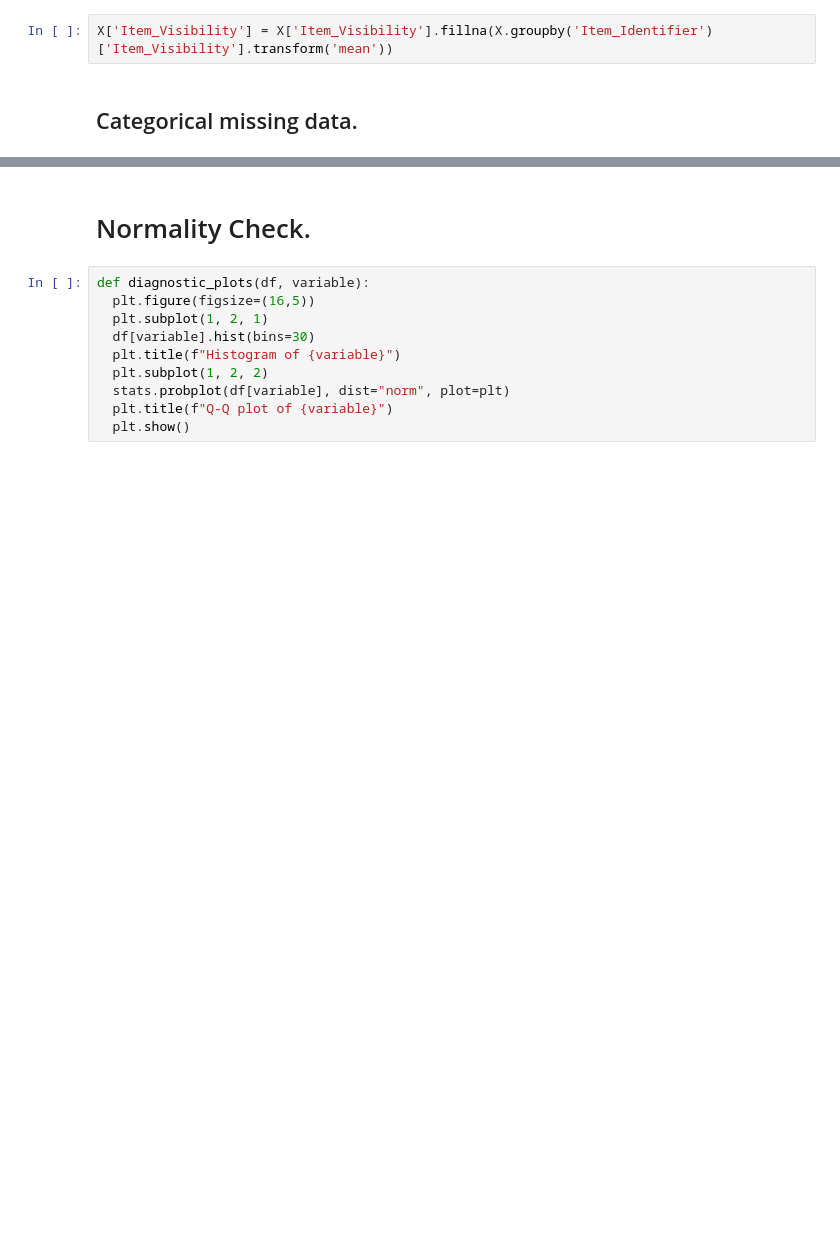
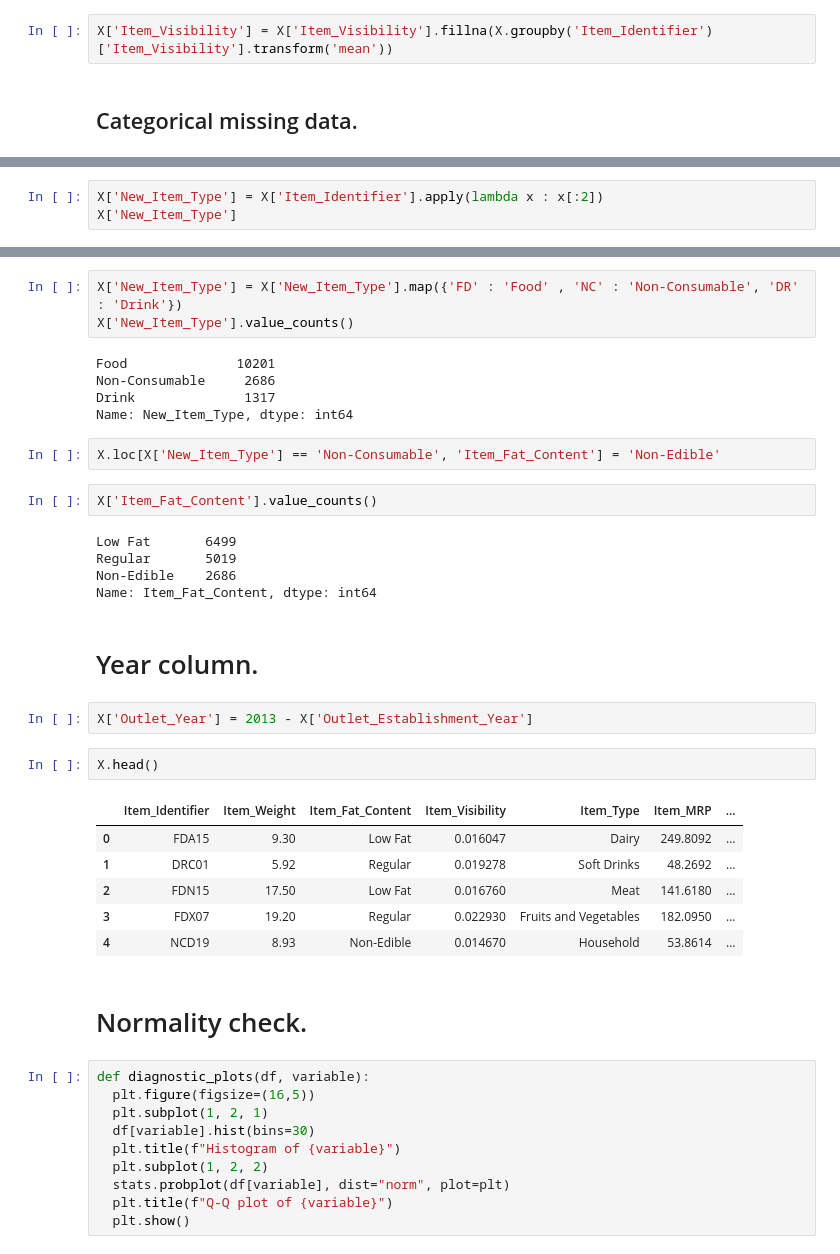
Before and after one commit to Suman-Adhikary/Big-Mart-Sale-Prediction, a Jupyter notebook: Bigmart_Sale_Prediction.ipynb, the cells around one changed output, grey strips where cells are left out. Saved outputs shown, nothing was run; the diff lists cells and outputs as text; blank space fills up the shorter version.

```diff
--- a/Bigmart_Sale_Prediction.ipynb
+++ b/Bigmart_Sale_Prediction.ipynb
@@ -417,0 +411,3 @@ dtype: int64
+# %%
+X['New_Item_Type'] = X['Item_Identifier'].apply(lambda x : x[:2])
+X['New_Item_Type']
@@ -418,5 +434,35 @@ dtype: int64
+# %%
+X['New_Item_Type'] = X['New_Item_Type'].map({'FD' : 'Food' , 'NC' : 'Non-Consumable', 'DR' : 'Drink'})
+X['New_Item_Type'].value_counts()
+# %% [output]
+Food              10201
+Non-Consumable     2686
+Drink              1317
+Name: New_Item_Type, dtype: int64
+# %%
+X.loc[X['New_Item_Type'] == 'Non-Consumable', 'Item_Fat_Content'] = 'Non-Edible'
+# %%
+X['Item_Fat_Content'].value_counts()
+# %% [output]
+Low Fat       6499
+Regular       5019
+Non-Edible    2686
+Name: Item_Fat_Content, dtype: int64
+# %% [markdown]
+# Year column.
+# %%
+X['Outlet_Year'] = 2013 - X['Outlet_Establishment_Year']
+# %%
+X.head()
+# %% [output]
+|  | Item_Identifier | Item_Weight | Item_Fat_Content | Item_Visibility | Item_Type | Item_MRP | ... |
+| 0 | FDA15 | 9.30 | Low Fat | 0.016047 | Dairy | 249.8092 | ... |
+| 1 | DRC01 | 5.92 | Regular | 0.019278 | Soft Drinks | 48.2692 | ... |
+| 2 | FDN15 | 17.50 | Low Fat | 0.016760 | Meat | 141.6180 | ... |
+| 3 | FDX07 | 19.20 | Regular | 0.022930 | Fruits and Vegetables | 182.0950 | ... |
+| 4 | NCD19 | 8.93 | Non-Edible | 0.014670 | Household | 53.8614 | ... |
 # %% [markdown]
-# Normality Check.
+# Normality check.
 # %%
 def diagnostic_plots(df, variable):
   plt.figure(figsize=(16,5))
```
Also changed, not shown: parts of 39 cells of this notebook.
